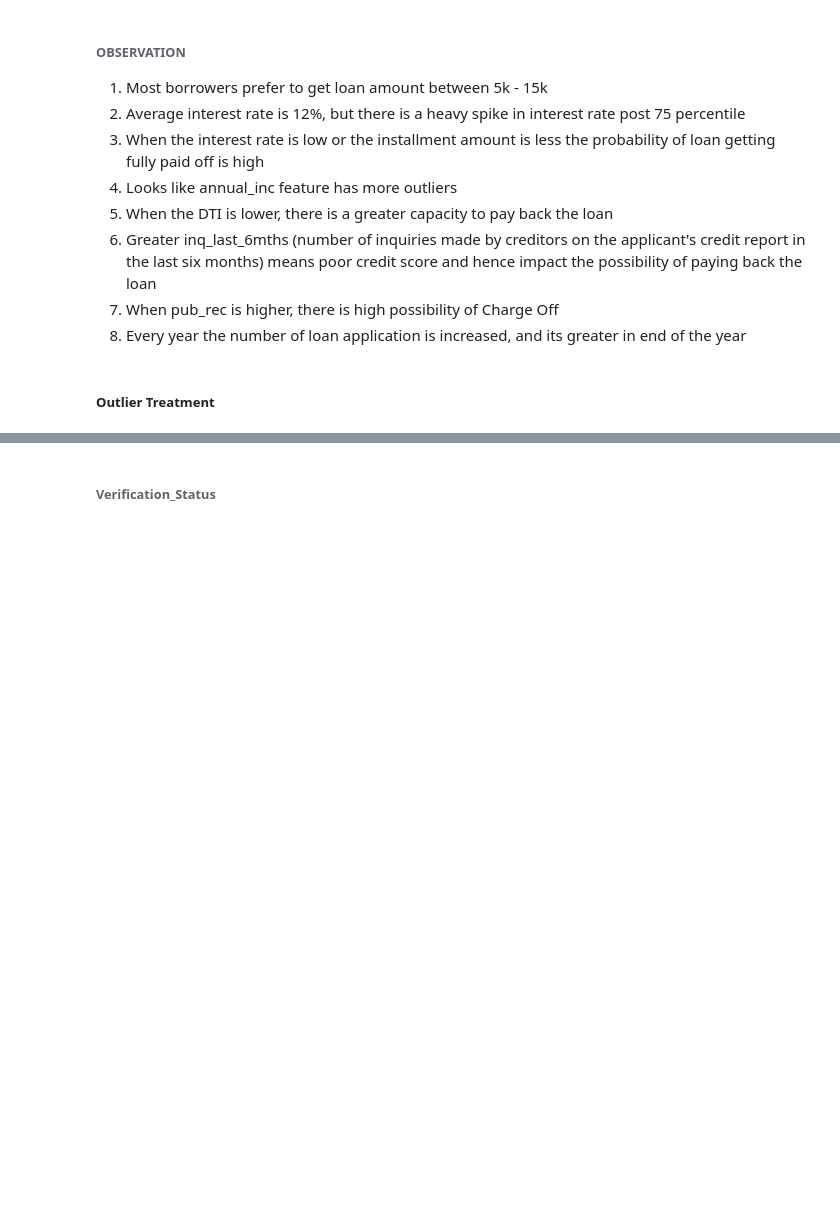
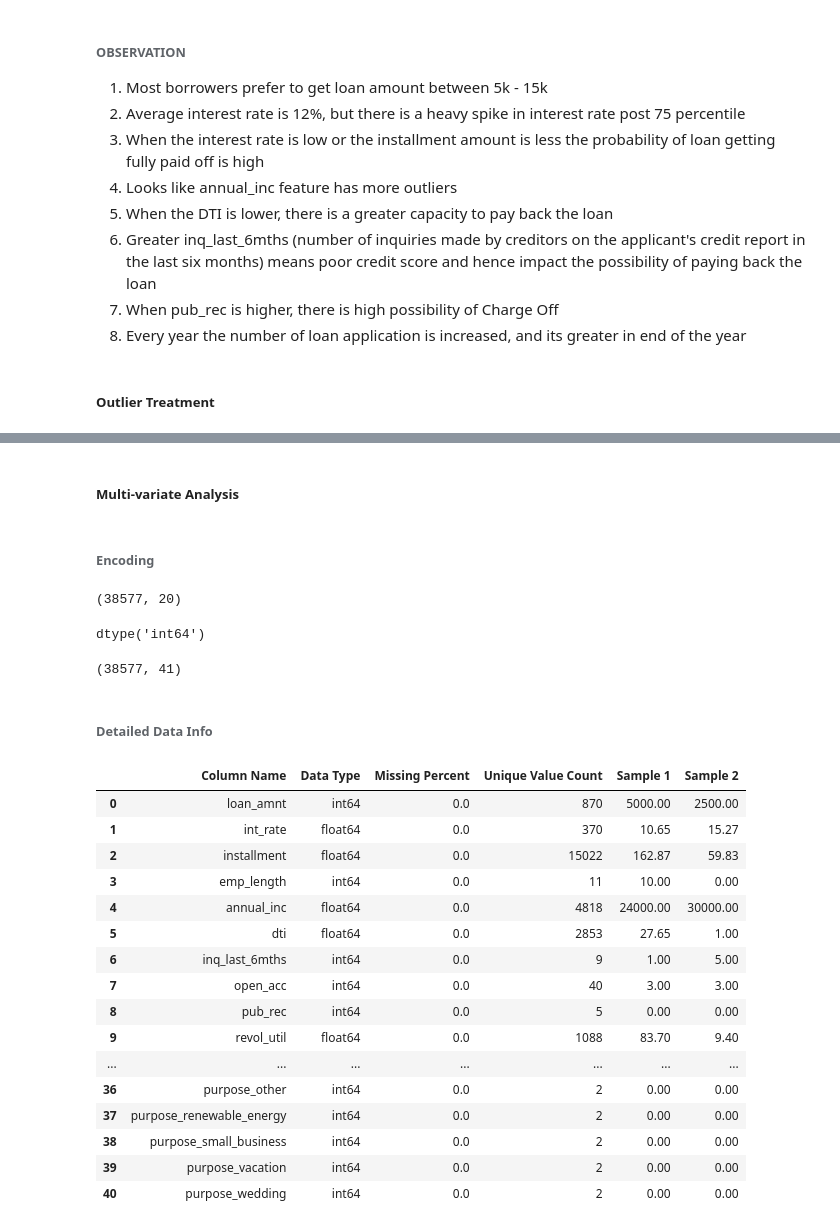
Before and after one commit to Theveetha/LendingClub_EDA_CaseStudy, a Jupyter notebook: LendingClub_EDA.ipynb, the cells around one changed output, grey strips where cells are left out. Cells and saved outputs as stored; diff of their text form; code cells hidden in the pictures; blank space fills up the shorter version.

```diff
--- a/LendingClub_EDA.ipynb
+++ b/LendingClub_EDA.ipynb
@@ -834,2 +883,45 @@ plt.show()
+# %% [markdown]
+##### **Multi-variate Analysis**
 # %% [markdown]
-###### Verification_Status
+###### **Encoding**
+# %%
+# copy data and remove sub-grade column
+e_data = data.drop(columns=['sub_grade'])
+e_data.shape
+# %% [output]
+(38577, 20)
+# %%
+# For simplification convert emp_length to numeric column
+e_data['emp_length'] = pd.to_numeric(e_data['emp_length'])
+e_data['emp_length'].dtypes
+# %% [output]
+dtype('int64')
+# %%
+# Copy data for backup
+e_data = pd.get_dummies(e_data, drop_first=True, dtype='int')
+e_data.shape
+# %% [output]
+(38577, 41)
+# %% [markdown]
+###### **Detailed Data Info**
+# %%
+data_info = info(e_data)
+data_info
+# %% [output]
+|  | Column Name | Data Type | Missing Percent | Unique Value Count | Sample 1 | Sample 2 |
+| 0 | loan_amnt | int64 | 0.0 | 870 | 5000.00 | 2500.00 |
+| 1 | int_rate | float64 | 0.0 | 370 | 10.65 | 15.27 |
+| 2 | installment | float64 | 0.0 | 15022 | 162.87 | 59.83 |
+| 3 | emp_length | int64 | 0.0 | 11 | 10.00 | 0.00 |
+| 4 | annual_inc | float64 | 0.0 | 4818 | 24000.00 | 30000.00 |
+| 5 | dti | float64 | 0.0 | 2853 | 27.65 | 1.00 |
+| 6 | inq_last_6mths | int64 | 0.0 | 9 | 1.00 | 5.00 |
+| 7 | open_acc | int64 | 0.0 | 40 | 3.00 | 3.00 |
+| 8 | pub_rec | int64 | 0.0 | 5 | 0.00 | 0.00 |
+| 9 | revol_util | float64 | 0.0 | 1088 | 83.70 | 9.40 |
+| ... | ... | ... | ... | ... | ... | ... |
+| 36 | purpose_other | int64 | 0.0 | 2 | 0.00 | 0.00 |
+| 37 | purpose_renewable_energy | int64 | 0.0 | 2 | 0.00 | 0.00 |
+| 38 | purpose_small_business | int64 | 0.0 | 2 | 0.00 | 0.00 |
+| 39 | purpose_vacation | int64 | 0.0 | 2 | 0.00 | 0.00 |
+| 40 | purpose_wedding | int64 | 0.0 | 2 | 0.00 | 0.00 |
```
Also changed, not shown: parts of 11 cells of this notebook.
